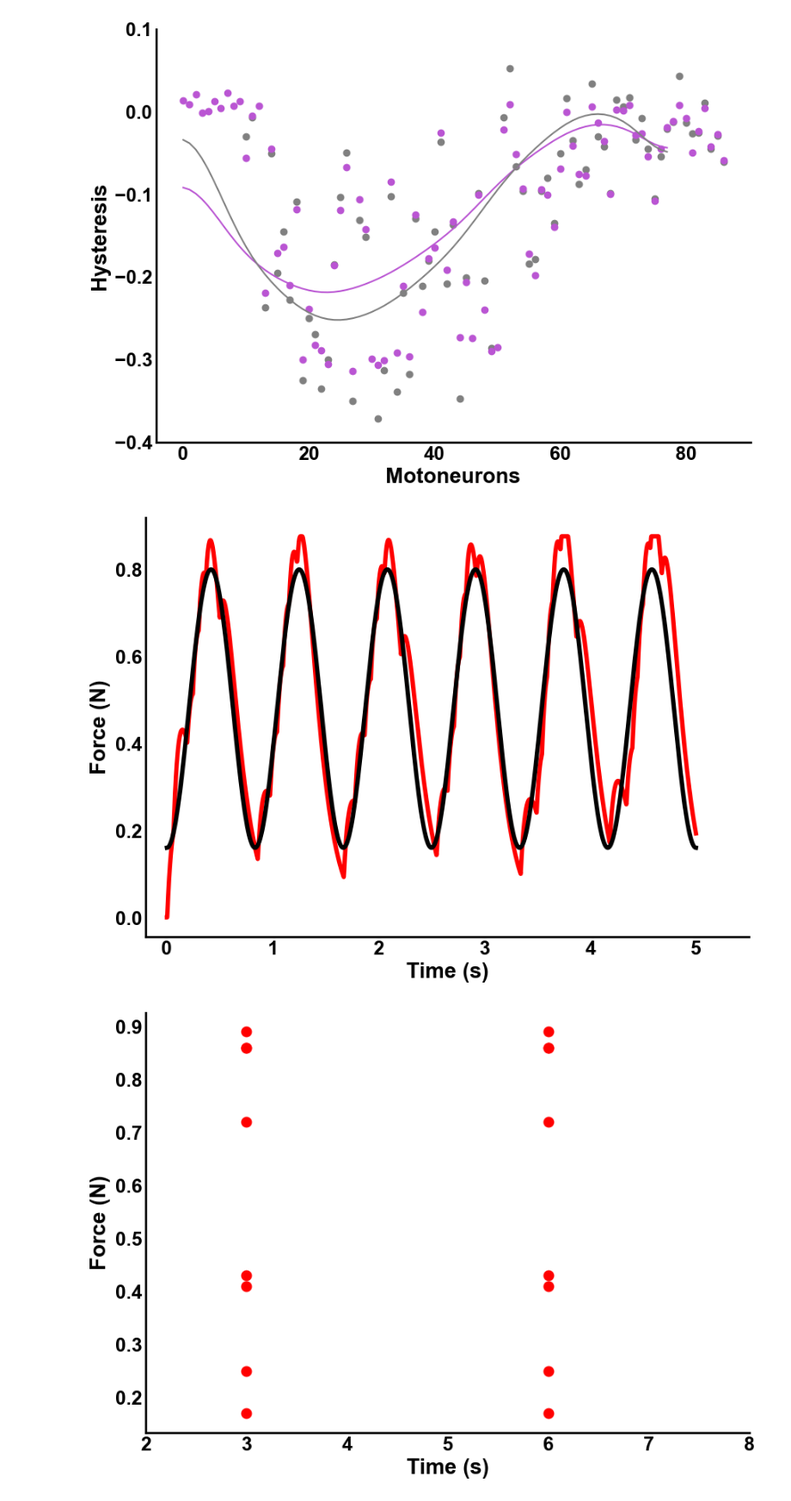
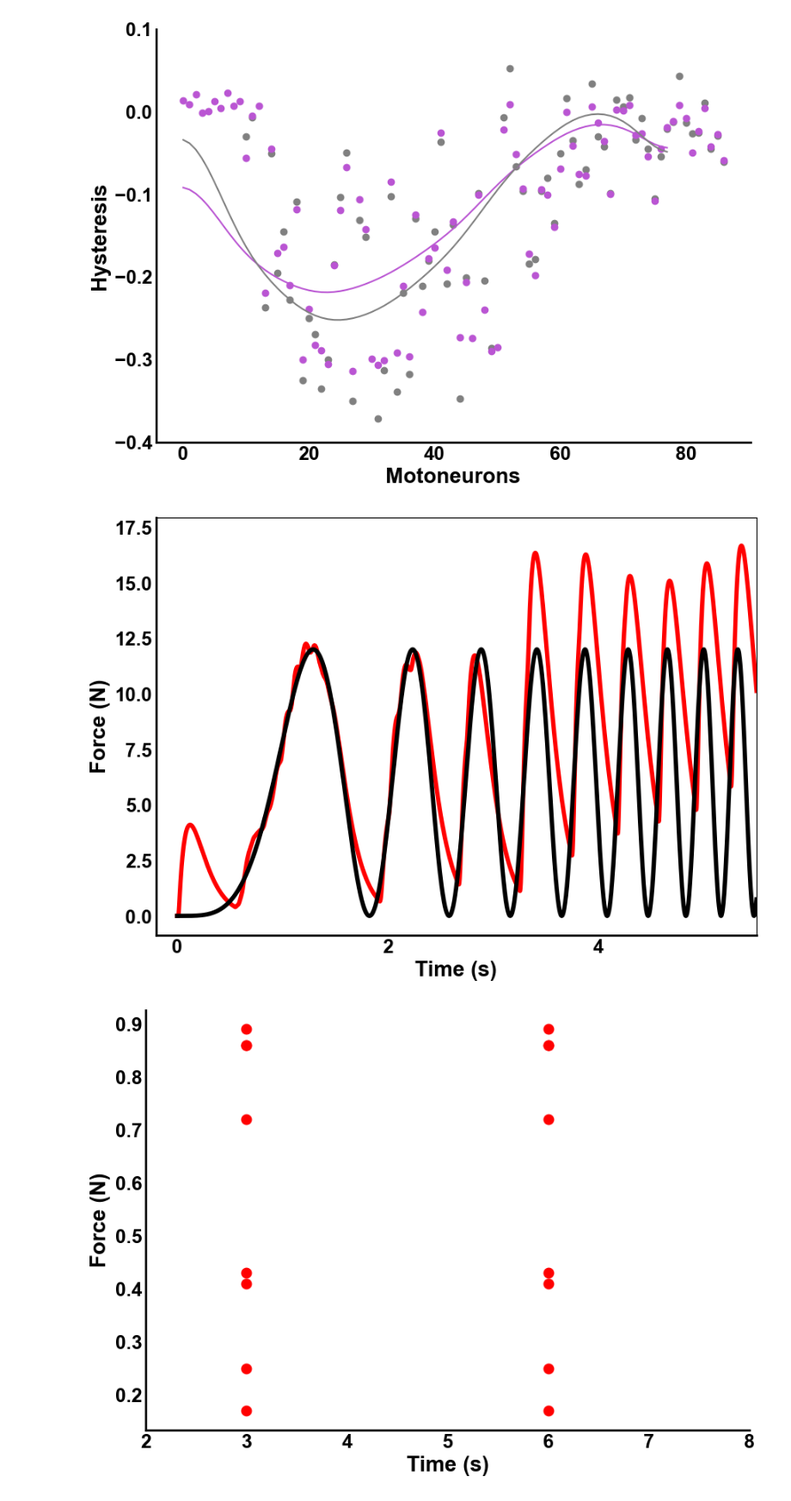
Before and after one commit to natmtc/flexible-motoneuron-control, a Jupyter notebook: Plot_figures.ipynb, the cells around one changed output. Shown at 86% size. Drawn from its saved outputs; the diff is of its cells as text; code cells hidden in the pictures.

```diff
--- a/Plot_figures.ipynb
+++ b/Plot_figures.ipynb
@@ -22,0 +109,30 @@ from matplotlib.colors import Normalize
+# %%
+import numpy as np
+import matplotlib.pyplot as plt
+
+sim_length = 5000
+frequency = 1.2  # Frequency in Hz
+amplitude_min = 0.16
+amplitude_max = 11
+duration = 5  # Duration in seconds
+
+# Time array
+t = np.linspace(0, duration, sim_length)
+
+# Generate the sinusoidal signal
+x_values = 2 * np.pi * frequency * t
+signal = np.sin(x_values - np.pi / 2)  # Adjust phase to start at minimum
+
+# Normalize to [0, 1] and scale to desired amplitude range
+signal = (signal + 1) / 2
+ideal_force = signal * (amplitude_max - amplitude_min) + amplitude_min
+
+# Plot
+plt.plot(ideal_force)
+# plt.xlabel('Time (arbitrary units)')
+# plt.ylabel('Ideal Force')
+# plt.title(f'Sinusoidal Force Signal ({frequency} Hz)')
+plt.grid(False)
+plt.savefig('/Users/nmt121/Desktop/sin.pdf', dpi=300, bbox_inches='tight')
+
+plt.show()
@@ -748,26 +869,26 @@ plt.show()
 # %% [output]
 [figure]
 # %%
-file_path =  "Data_MN_Model/Data_final/Forcetracking/controlled_force.jld2"
+file_path =  "Data_MN_Model/Data_final/Forcetracking/controlled_force_chirp.jld2"
 
 with h5py.File(file_path, 'r') as f:
     controlled_force = f['trajectory2_controlled'][:]
 
 
 
-file_path = "Data_MN_Model/Data_final/Forcetracking/ideal_force.jld2"
+file_path = "Data_MN_Model/Data_final/Forcetracking/ideal_force_chirp.jld2"
 
 with h5py.File(file_path, 'r') as f:
     ideal_force = f['ideal_force'][:]
 
 
-file_path = "Data_MN_Model/Data_final/Forcetracking/newexc.jld2"
+file_path = "Data_MN_Model/Data_final/Forcetracking/newexc_chirp.jld2"
 
 with h5py.File(file_path, 'r') as f:
     newexc = f['tr_new'][:]
 
 
-file_path = "Data_MN_Model/Data_final/Forcetracking/originalexc.jld2"
+file_path = "Data_MN_Model/Data_final/Forcetracking/originalexc_chirp.jld2"
 
 with h5py.File(file_path, 'r') as f:
     originalexc = f['tr'][:]
@@ -789,36 +910,36 @@ plt.plot(ideal_force,c='black',linewidth=4)
 ax.set_xlabel("Time (s)",fontsize=20, fontweight='bold')
 ax.set_ylabel("Force (N)",fontsize=20, fontweight='bold')
 
 
 # Hide grid lines
 ax.grid(False)
 
 plt.xticks(fontsize=18, fontweight='bold')
 plt.yticks(fontsize=18, fontweight='bold')
 # plt.ylim([-0.005,0.1])
 # Remove all spines
-sns.despine()  # Removes all spines except the bottom and left (optional, modify as needed)
+# sns.despine()  # Removes all spines except the bottom and left (optional, modify as needed)
 
 ax.tick_params(axis='both', length=0)
 
 # Save the figure in high quality
 ax = plt.gca()  # Get current axis
 ax.spines['bottom'].set_linewidth(2)  # Make bottom axis thicker
 ax.spines['left'].set_linewidth(2)
 
 
 ax.set_xticks(ax.get_xticks())  # Explicitly set the ticks
 ax.set_xticklabels([f'{int(x_tick / 1000):,}' for x_tick in ax.get_xticks()])  # Set tick labels divided by 20,000
 
 plt.xlim([-200,5500])
-plt.savefig('/Users/nmt121/Desktop/figures/forcetracking_sin.png', dpi=300, bbox_inches='tight')
+plt.savefig('/Users/nmt121/Desktop/forcetracking_chirpp.pdf', dpi=300, bbox_inches='tight')
 
 
 
 # Show the plot
 plt.show()
 # %% [output]
-[figure, old version]
+[figure, new version]
 # %%
 plt.rcParams['font.family'] = 'Arial'
 
```
Also changed, not shown: parts of 9 cells of this notebook, 5 other files.
